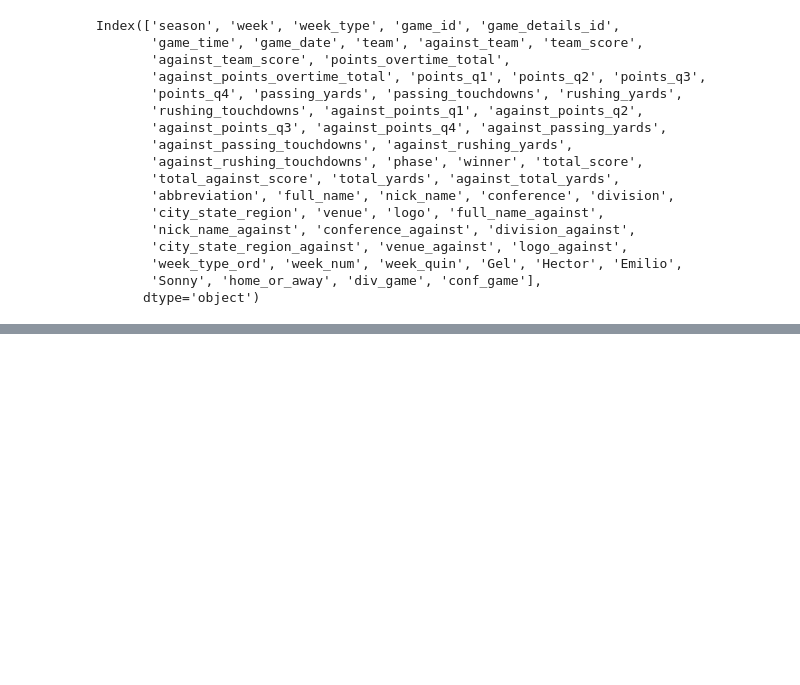
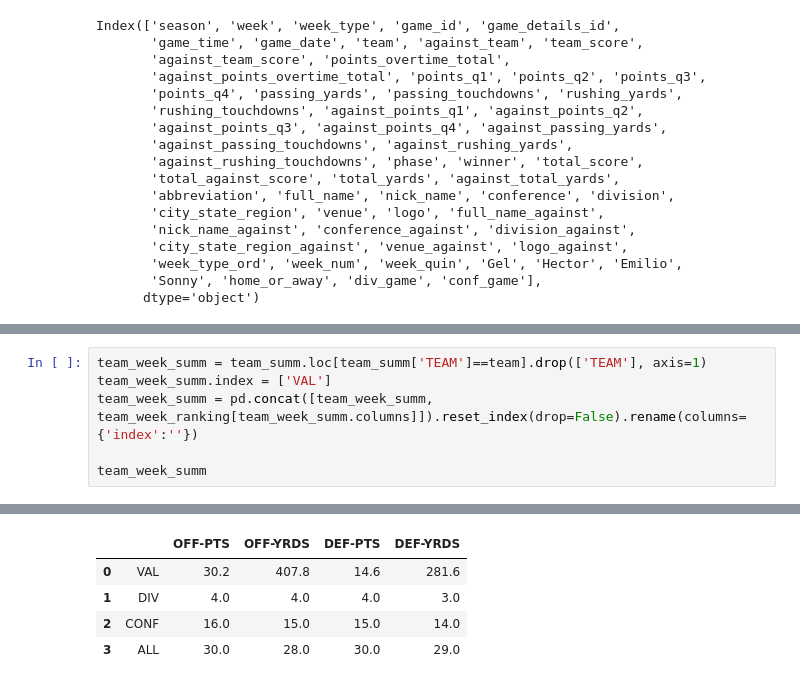
Before and after one commit to ramosem97/Quiniela, a Jupyter notebook: notebook/nfl_charts.ipynb, the cells around one changed output, grey strips where cells are left out. Saved outputs shown, nothing was run; the diff lists cells and outputs as text; blank space fills up the shorter version.

```diff
--- a/notebook/nfl_charts.ipynb
+++ b/notebook/nfl_charts.ipynb
@@ -594,0 +573,7 @@ team_res
+# %%
+team_week_summ = team_summ.loc[team_summ['TEAM']==team].drop(['TEAM'], axis=1)
+team_week_summ.index = ['VAL']
+team_week_summ = pd.concat([team_week_summ, team_week_ranking[team_week_summ.columns]]).reset_index(drop=False).rename(columns={'index':''})
+
+team_week_summ
+# %% [output]
@@ -594,0 +581,5 @@ team_res
+|  |  | OFF-PTS | OFF-YRDS | DEF-PTS | DEF-YRDS |
+| 0 | VAL | 30.2 | 407.8 | 14.6 | 281.6 |
+| 1 | DIV | 4.0 | 4.0 | 4.0 | 3.0 |
+| 2 | CONF | 16.0 | 15.0 | 15.0 | 14.0 |
+| 3 | ALL | 30.0 | 28.0 | 30.0 | 29.0 |
```
Also changed, not shown: parts of 6 cells of this notebook, 1 other file.
